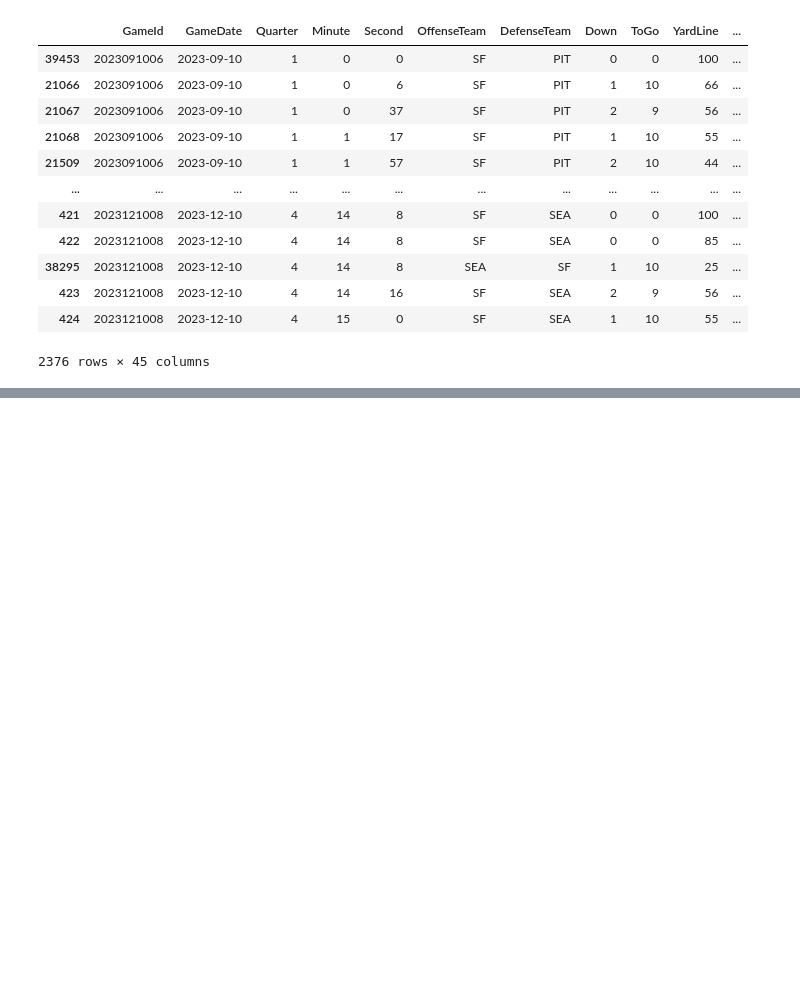
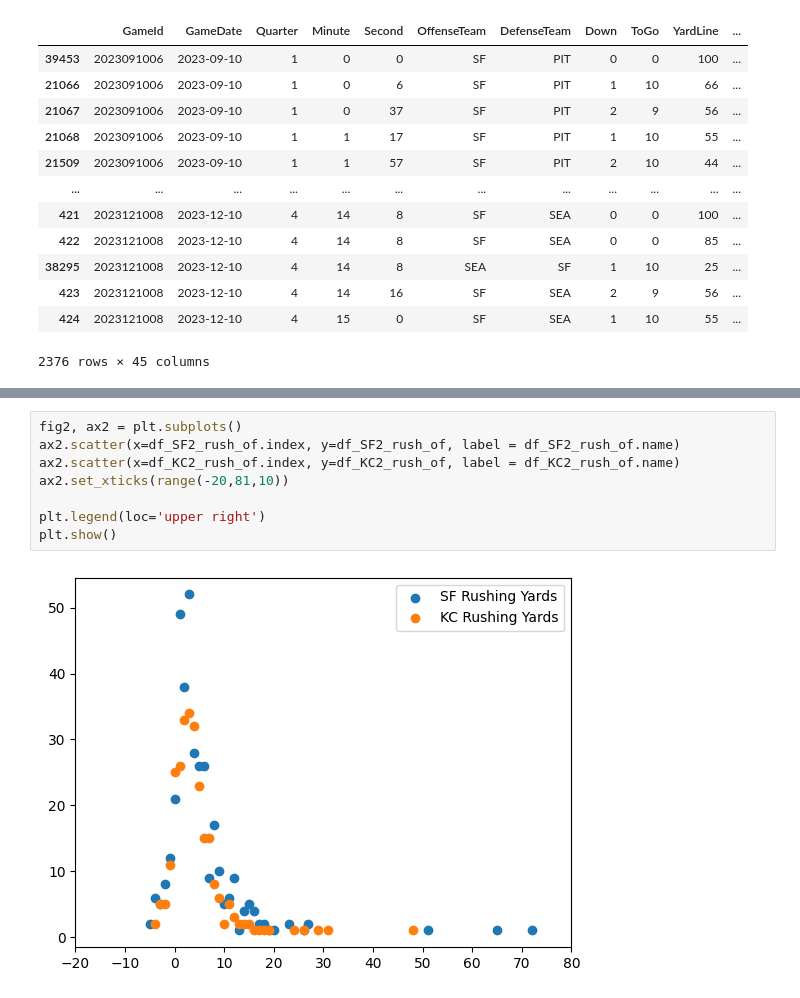
Before and after one commit to Pratik-Chaudhari-ggc/GT-Hacklytics, a Jupyter notebook: notebooks/pratikc-notebook.ipynb, the cells around one changed output, grey strips where cells are left out. Cells and saved outputs as stored; diff of their text form; blank space fills up the shorter version.

```diff
--- a/notebooks/pratikc-notebook.ipynb
+++ b/notebooks/pratikc-notebook.ipynb
@@ -58,0 +89,10 @@ df_SF.plot.bar()
+# %%
+fig2, ax2 = plt.subplots()
+ax2.scatter(x=df_SF2_rush_of.index, y=df_SF2_rush_of, label = df_SF2_rush_of.name)
+ax2.scatter(x=df_KC2_rush_of.index, y=df_KC2_rush_of, label = df_KC2_rush_of.name)
+ax2.set_xticks(range(-20,81,10))
+
+plt.legend(loc='upper right')
+plt.show()
+# %% [output]
+[figure, added]
```
Also changed, not shown: parts of 7 cells of this notebook.
